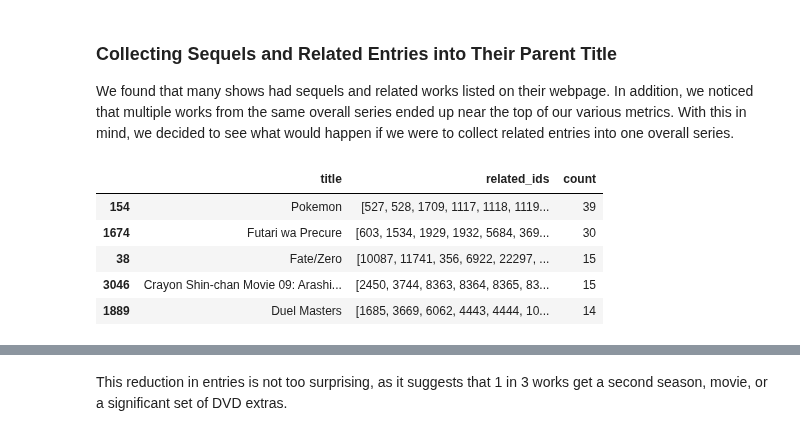
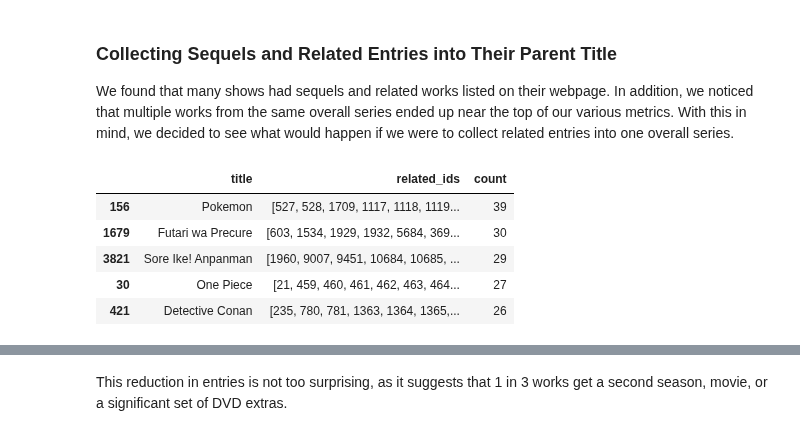
Before and after one commit to FourSwordKirby/MALDataScience, a Jupyter notebook: Final_report.ipynb, the cells around one changed output, grey strips where cells are left out. Saved outputs shown, nothing was run; the diff lists cells and outputs as text; code cells hidden in the pictures.

```diff
--- a/Final_report.ipynb
+++ b/Final_report.ipynb
@@ -494,44 +494,44 @@ We made sure to never include the id of a show that already belonged to another
 
 MAL_df['norm_score'] = (MAL_df['score'] - 1.0) / 9.0
 MAL_df['bayes_score'] = (MAL_df['norm_score']*MAL_df['score_users'] + 1.0) / (MAL_df['score_users'] + 2.0)
-sig_length = MAL_df[MAL_df['length'] > 30]
+sig_length = MAL_df[(MAL_df['length'] > 30) | (MAL_df['length'] == 0)]
 stat_df = sig_length.sort_values('members', ascending =False)
 stat_df = stat_df.reset_index()
 
 empty_df = stat_df[stat_df['id'] == 11111111111]
 covered_ids = set([])
 
 def getRelated(entry, covered_ids, df):
     id = entry["id"]
     related_entries = []
 
     if(id not in covered_ids):
         related_entries.append(id)
         for idx in eval(df[df['id']==id].iloc[0]['related_ids']):
             if (len(df[df['id']==idx]) > 0 and id in eval(df[df['id']==idx].iloc[0]['related_ids'])):
                 covered_ids.add(id)
                 new_related_entries, covered_ids = getRelated(df[df['id']==idx].iloc[0], covered_ids, df)
                 related_entries.extend(new_related_entries)
     return related_entries, covered_ids
 
 for idx, entry in stat_df.iterrows():
     related_entries, covered_ids = getRelated(entry, covered_ids, stat_df)
     if(len(related_entries) != 0):
         new_entry = entry
         new_entry['related_ids'] = related_entries
         empty_df = empty_df.append(entry)
 
 combine_df = pd.DataFrame(empty_df,columns=['title', 'related_ids'])
 combine_df["count"] = combine_df["related_ids"].apply(lambda x: len(x))
 
 combine_df.sort_values('count', ascending =False).head(5)
 # %% [output]
 |  | title | related_ids | count |
-| 154 | Pokemon | [527, 528, 1709, 1117, 1118, 1119... | 39 |
-| 1674 | Futari wa Precure | [603, 1534, 1929, 1932, 5684, 369... | 30 |
-| 38 | Fate/Zero | [10087, 11741, 356, 6922, 22297, ... | 15 |
-| 3046 | Crayon Shin-chan Movie 09: Arashi... | [2450, 3744, 8363, 8364, 8365, 83... | 15 |
-| 1889 | Duel Masters | [1685, 3669, 6062, 4443, 4444, 10... | 14 |
+| 156 | Pokemon | [527, 528, 1709, 1117, 1118, 1119... | 39 |
+| 1679 | Futari wa Precure | [603, 1534, 1929, 1932, 5684, 369... | 30 |
+| 3821 | Sore Ike! Anpanman | [1960, 9007, 9451, 10684, 10685, ... | 29 |
+| 30 | One Piece | [21, 459, 460, 461, 462, 463, 464... | 27 |
+| 421 | Detective Conan | [235, 780, 781, 1363, 1364, 1365,... | 26 |
 # %% [markdown]
 In collapsing the data, the number of entries dropped from __7053__ to __3915__
 <table>
```
Also changed, not shown: parts of 5 cells of this notebook, 4 other files.
